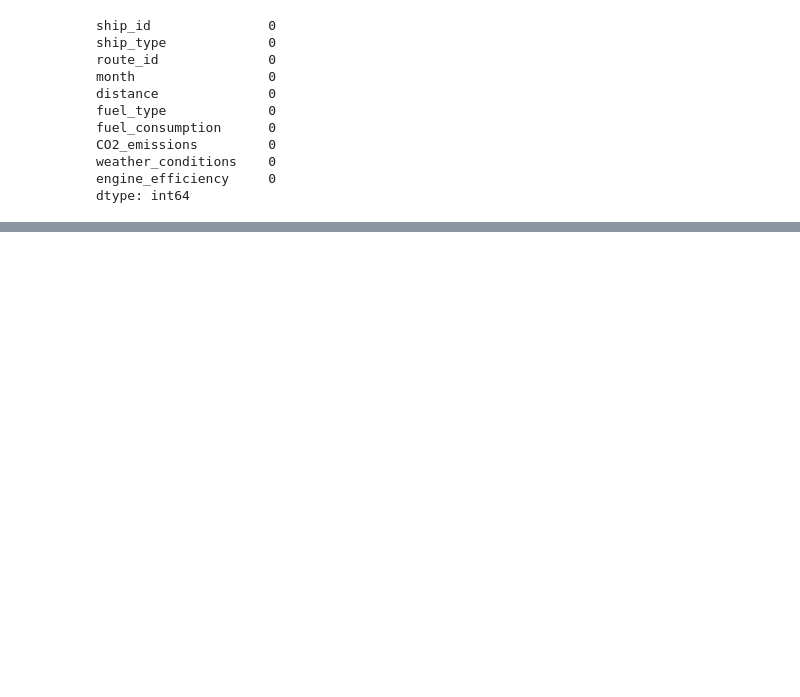
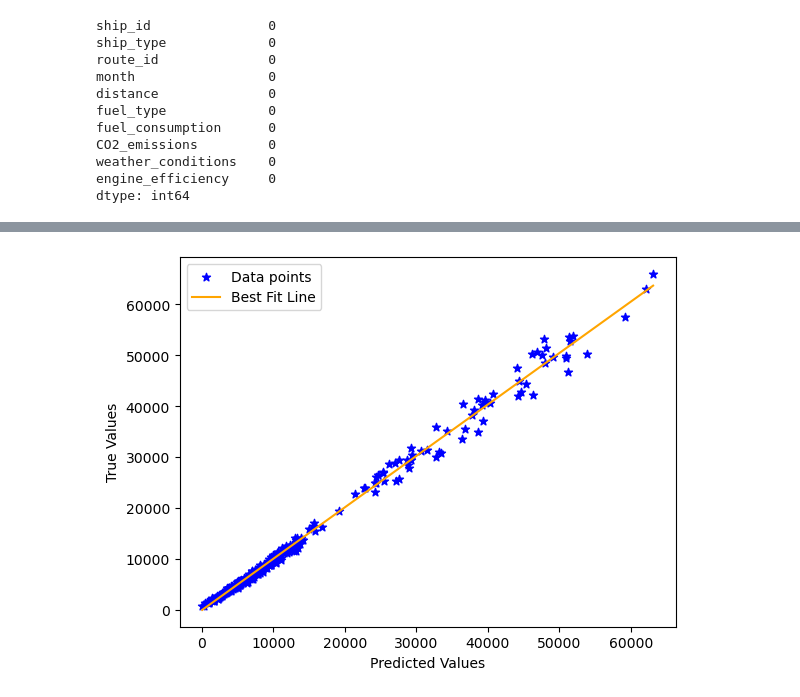
Before and after one commit to misaki22220317/SC5002_Lab_Assignmnet2, a Jupyter notebook: SC5002_Lab_Assignment2.ipynb, the cells around one changed output, grey strips where cells are left out. Cells and saved outputs as stored; diff of their text form; code cells hidden in the pictures; blank space fills up the shorter version.

```diff
--- a/SC5002_Lab_Assignment2.ipynb
+++ b/SC5002_Lab_Assignment2.ipynb
@@ -128,0 +182,21 @@ Performance for best alpha:  {'R2': 0.9950588226958281, 'MSE': 955901.0104059273
+# %%
+# Example scatter plot using predicted and actual values
+plt.scatter(y_pred, y_test, marker='*', color='blue', label='Data points')
+
+# Compute the best fit line parameters (slope and intercept)
+slope, intercept = np.polyfit(y_pred, y_test, 1)
+
+# Create x values for plotting the line. Here, we create 100 equally spaced values between the min and max of y_pred.
+x_line = np.linspace(np.min(y_pred), np.max(y_pred), 100)
+y_line = slope * x_line + intercept
+
+# Plot the best fit line
+plt.plot(x_line, y_line, color='orange', label='Best Fit Line')
+
+# Add labels, legend, and show the plot
+plt.xlabel('Predicted Values')
+plt.ylabel('True Values')
+plt.legend()
+plt.show()
+# %% [output]
+[figure, added]
```
Also changed, not shown: parts of 9 cells of this notebook, 3 other files.
